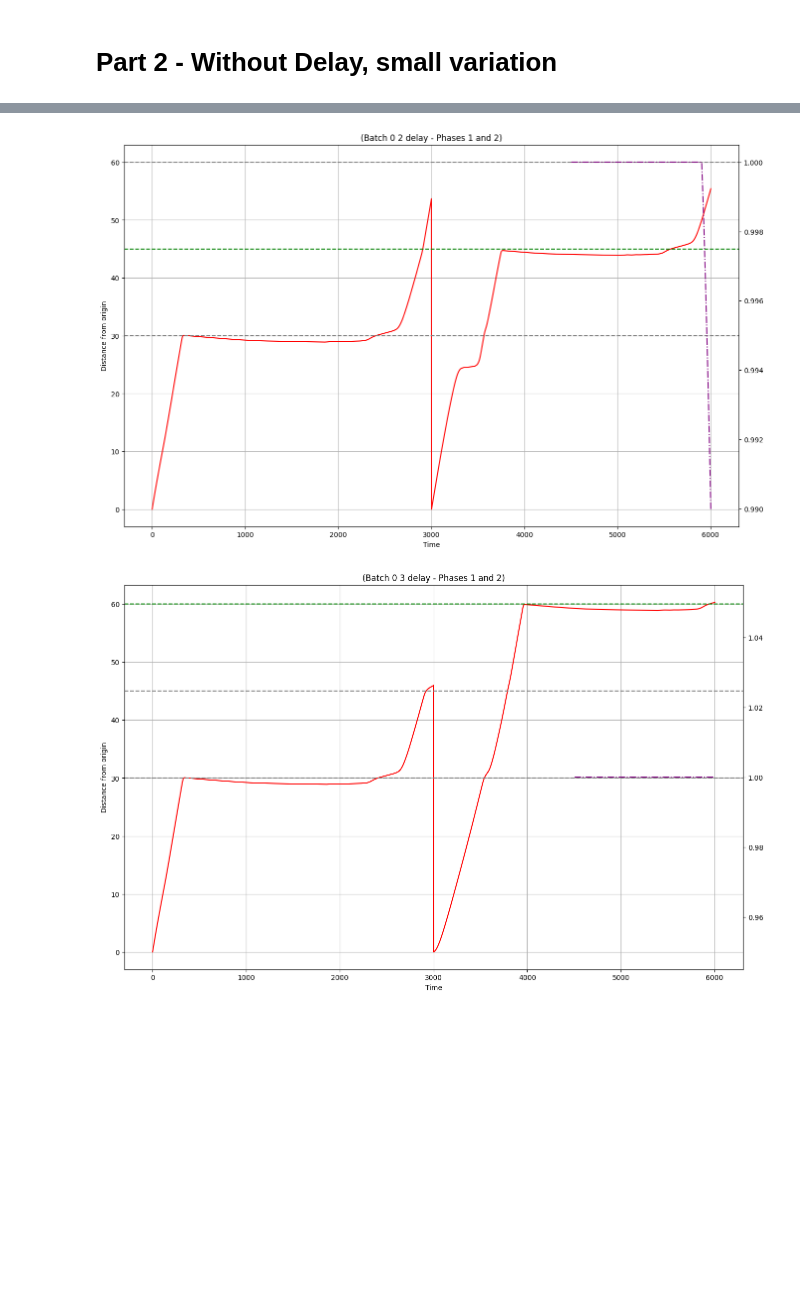
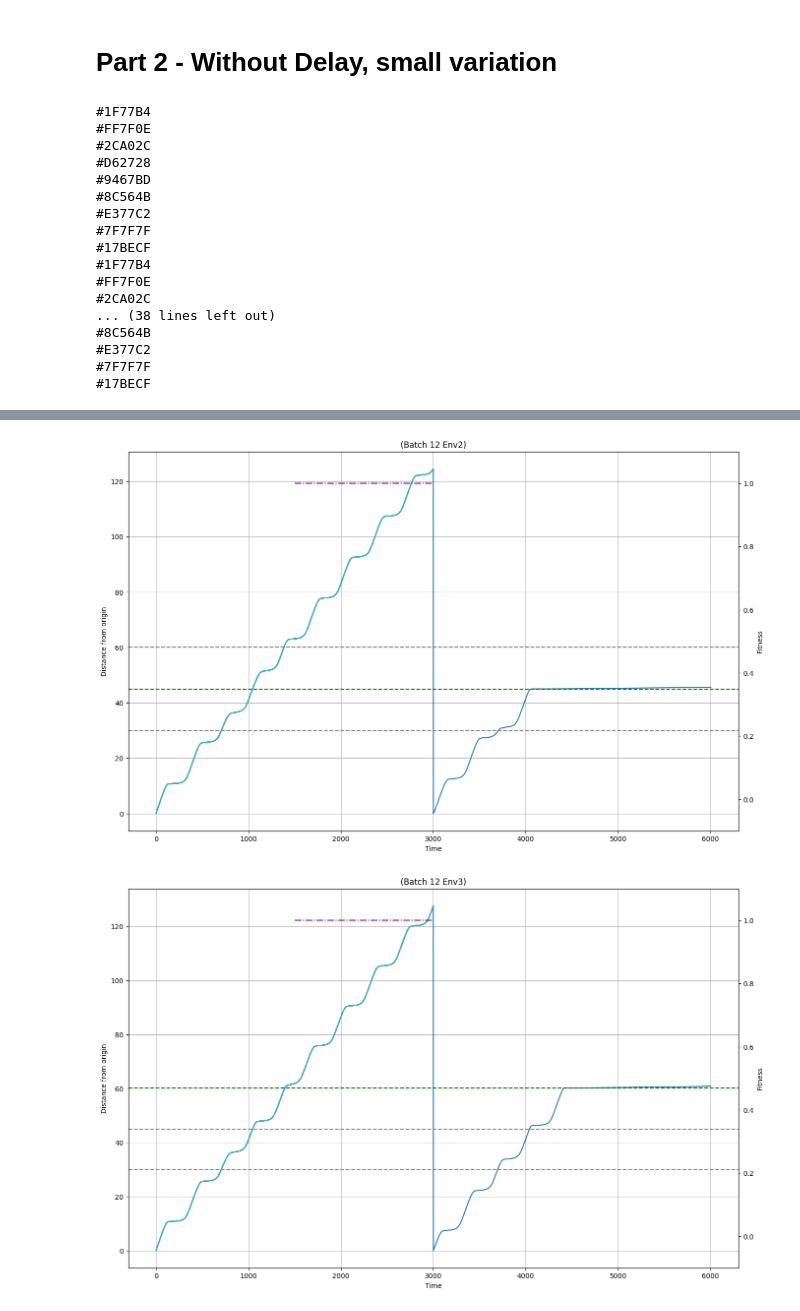
Before and after one commit to katiepambakianbris/BeeCommunication, a Jupyter notebook: analysis/repro-stage1.ipynb, the cells around one changed output, grey strips where cells are left out. Saved outputs shown, nothing was run; the diff lists cells and outputs as text; code cells hidden in the pictures; blank space fills up the shorter version.

```diff
--- a/analysis/repro-stage1.ipynb
+++ b/analysis/repro-stage1.ipynb
@@ -10,9 +14,19 @@ result_dir = "/Users/katiepambakian/Documents/BSc Computer Science/Y3/Dissertati
 
 date = "2026-03-11/"
 # slurm_job = 16290178 -> exibited the correct behaviour
-slurm_job = 16305277
+slurm_job = 16306633
 
 result_dir = result_dir + date + str(slurm_job) + "/"
-# result_dir = result_dir + date + "v/"
 
-batches = [5, 8, 14]
+
+batches = [12, 17]
+
+# start at line number 1
+def read_ith_line(i, filename):
+    with open(filename, "r") as file:
+        for line_number, line in enumerate(file, start=1):
+            if (line_number == i):
+                return [float(x) for x in line.strip().split()]
+
+    # If file exists but doesn't have that many lines
+    return []
@@ -40,6 +44,18 @@ stage = "stage1"
 
 run = 0
 
+colors = [
+    "#1F77B4",  # Blue
+    "#FF7F0E",  # Orange
+    "#2CA02C",  # Green
+    "#D62728",  # Red
+    "#9467BD",  # Purple
+    "#8C564B",  # Brown
+    "#E377C2",  # Pink
+    "#7F7F7F",  # Grey
+    "#17BECF"   # Teal
+]
+
 for batch_index, batch in enumerate(batches):
     for env in envs:
         fig, ax = plt.subplots(figsize=(16,10))
@@ -47,13 +63,18 @@ for batch_index, batch in enumerate(batches):
         # first plot phase 1 and phase 2 in the same plot
         phase1_dir = result_dir + f"batch_{batch}/run_{run}/behavior_{run}_Env{env}_{stage}_Phase1.dat"
         phase2_dir = result_dir + f"batch_{batch}/run_{run}/behavior_{run}_Env{env}_{stage}_Phase2.dat"
-        behavior = []
-        behavior.extend(read_ith_line(1, phase1_dir))
-        behavior.extend(read_ith_line(1, phase2_dir))
-        x = list(range(0, len(behavior)))
-        ax.plot(x, behavior, label=f"Agent", color="red")
 
-        landmark_file = result_dir+ f"batch_{batch}/run_{run}/landmark_location_{run}_env{env}_stage2_phase1.dat"
+        counter = 1
+        for i in range(0, 9):
+            behavior = []
+            behavior.extend(read_ith_line(1, phase1_dir))
+            behavior.extend(read_ith_line(counter, phase2_dir))
+            x = list(range(0, len(behavior)))
+            print(colors[i])
+            ax.plot(x, behavior, label=f"Agent", color=colors[i])
+            counter = counter + 1
+
+        landmark_file = result_dir+ f"batch_{batch}/run_{run}/landmark_location_{run}_env{env}_stage1_phase1.dat"
         landmark = read_ith_line(1, landmark_file)
         food = landmark[3]
         landmarks = [0,1,2]
@@ -64,16 +85,36 @@ for batch_index, batch in enumerate(batches):
                 ax.axhline(y=landmark[i], linestyle="--", label="Food Position", color="green")
 
         # fitness
-        fitness_file = result_dir+ f"batch_{batch}/run_{run}/fitness_{run}_env{env}_stage2.dat"
+        fitness_file = result_dir+ f"batch_{batch}/run_{run}/fitness_{run}_env{env}_stage1.dat"
         fitness = read_ith_line(1, fitness_file)
         fitness_start = (len(behavior) - len(fitness))
         fitness_x = range(fitness_start, len(fitness)+fitness_start)
 
         ax2.plot(fitness_x, fitness, linestyle="dashdot", color="purple")
+        ax2.set_ylim(bottom=-0.1, top=1.1)
+        ax2.set_ylabel("Fitness")
+
         # plot it
         ax.set_xlabel("Time")
         ax.set_ylabel("Distance from origin")
-        ax.set_title(f"(Batch {batch} {env} {delay} - Phases 1 and 2)")
+        ax.set_title(f"(Batch {batch} Env{env})")
         ax.grid(True)
         fig.show()
 # %% [output]
+#1F77B4
+#FF7F0E
+#2CA02C
+#D62728
+#9467BD
+#8C564B
+#E377C2
+#7F7F7F
+#17BECF
+#1F77B4
+#FF7F0E
+#2CA02C
+... (38 lines left out)
+#8C564B
+#E377C2
+#7F7F7F
+#17BECF
@@ -81,2 +122,2 @@ for batch_index, batch in enumerate(batches):
-[figure, old version]
+[figure, new version]
-[figure, old version]
+[figure, new version]
```
Also changed, not shown: parts of 3 cells of this notebook, 5 other files.
